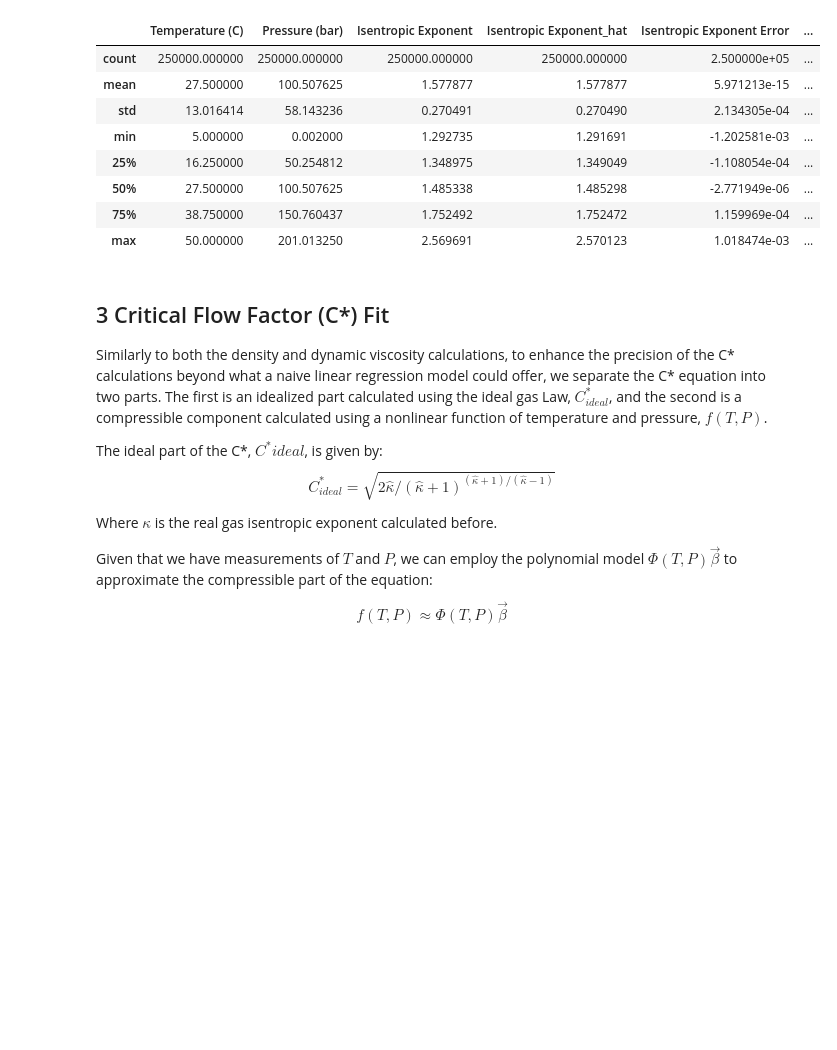
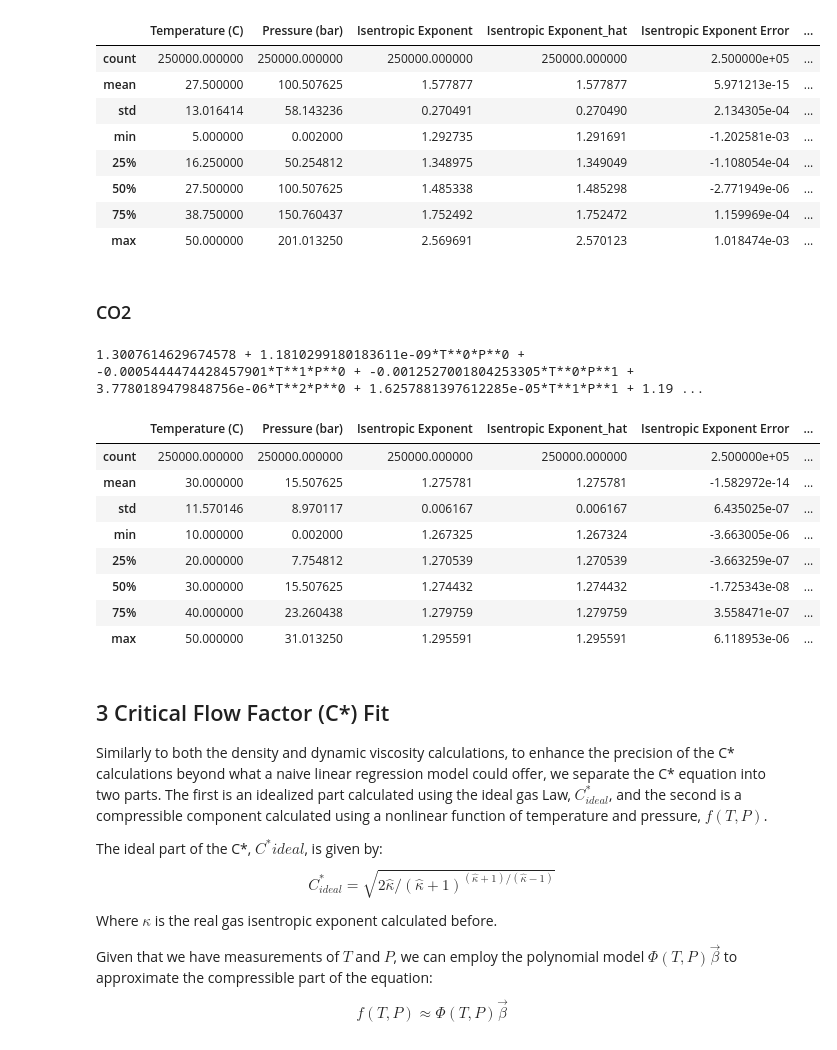
Before and after one commit to josephmcg16/primary-gas-fluid-properties, a Jupyter notebook: post_process.ipynb, the cells around one changed output. Saved outputs shown, nothing was run; the diff lists cells and outputs as text; code cells hidden in the pictures; blank space fills up the shorter version.

```diff
--- a/post_process.ipynb
+++ b/post_process.ipynb
@@ -434,6 +445,37 @@ df_isentropic_exponent.describe()
 | 50% | 27.500000 | 100.507625 | 1.485338 | 1.485298 | -2.771949e-06 | ... |
 | 75% | 38.750000 | 150.760437 | 1.752492 | 1.752472 | 1.159969e-04 | ... |
 | max | 50.000000 | 201.013250 | 2.569691 | 2.570123 | 1.018474e-03 | ... |
+# %% [markdown]
+### CO2
+# %%
+"""Isentropic Exponent Fit Example Code with inputs for temperature and pressure in degrees Celsius and bar(a), respectively."""
+
+from fit_fluid_properties import fit_isentropic_exponent
+
+params = {
+    "reference_data_directory": "data",
+    "reference_data_filename": "CO2 PROPERTIES.xlsx",
+    "reference_fluid": "CO2",
+    "model_poly_degree": 6,
+}
+
+df_isentropic_exponent, functional_form_text_isentropic_exponent = (
+    fit_isentropic_exponent(params)
+)
+
+print(functional_form_text_isentropic_exponent)
+df_isentropic_exponent.describe()
+# %% [output]
+1.3007614629674578 + 1.1810299180183611e-09*T**0*P**0 + -0.0005444474428457901*T**1*P**0 + -0.0012527001804253305*T**0*P**1 + 3.7780189479848756e-06*T**2*P**0 + 1.6257881397612285e-05*T**1*P**1 + 1.19 ...
+|  | Temperature (C) | Pressure (bar) | Isentropic Exponent | Isentropic Exponent_hat | Isentropic Exponent Error | ... |
+| count | 250000.000000 | 250000.000000 | 250000.000000 | 250000.000000 | 2.500000e+05 | ... |
+| mean | 30.000000 | 15.507625 | 1.275781 | 1.275781 | -1.582972e-14 | ... |
+| std | 11.570146 | 8.970117 | 0.006167 | 0.006167 | 6.435025e-07 | ... |
+| min | 10.000000 | 0.002000 | 1.267325 | 1.267324 | -3.663005e-06 | ... |
+| 25% | 20.000000 | 7.754812 | 1.270539 | 1.270539 | -3.663259e-07 | ... |
+| 50% | 30.000000 | 15.507625 | 1.274432 | 1.274432 | -1.725343e-08 | ... |
+| 75% | 40.000000 | 23.260438 | 1.279759 | 1.279759 | 3.558471e-07 | ... |
+| max | 50.000000 | 31.013250 | 1.295591 | 1.295591 | 6.118953e-06 | ... |
 # %% [markdown]
 ## 3 Critical Flow Factor (C*) Fit
 
```
Also changed, not shown: parts of 8 cells of this notebook.
